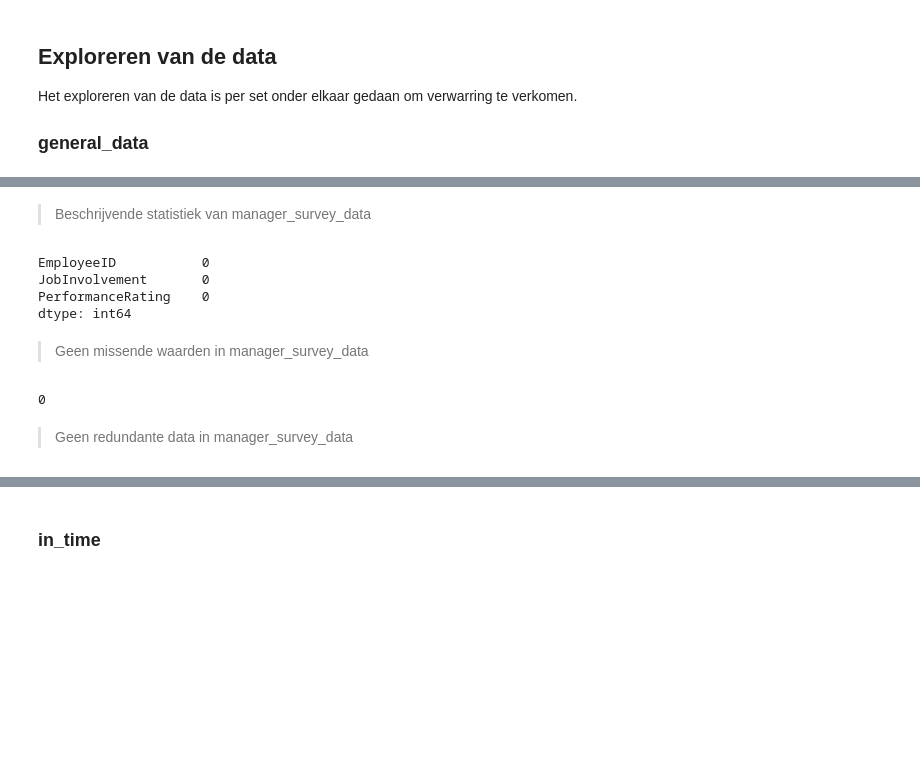
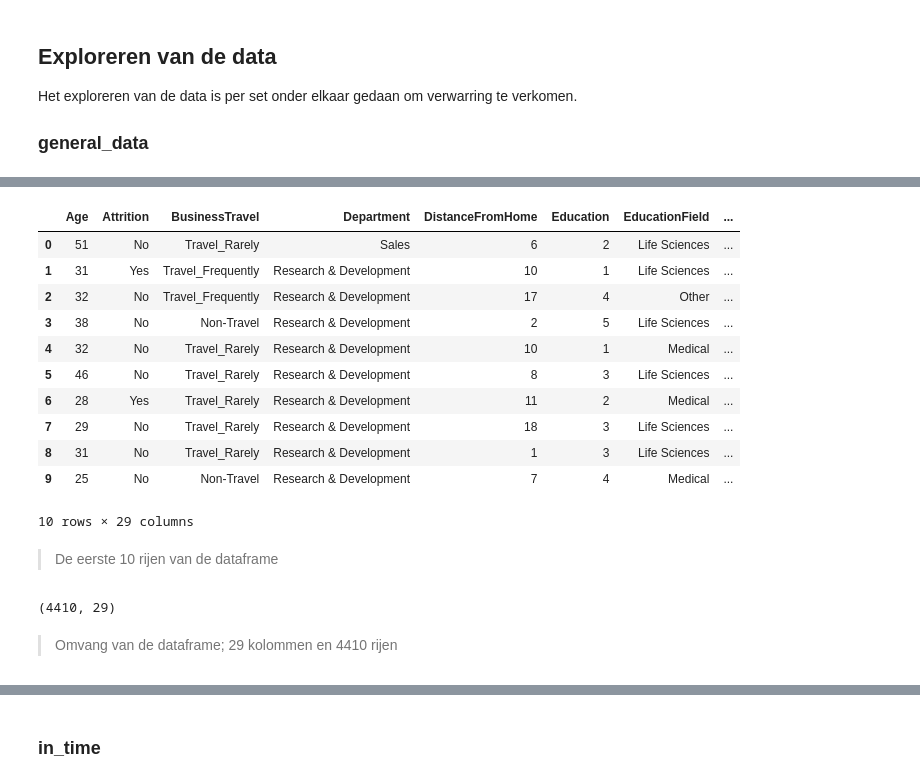
Before and after one commit to SevenNightsDarkCrow/Business_Analytics_I-HR, a Jupyter notebook: Notebooks/Onderzoek.ipynb, the cells around one changed output, grey strips where cells are left out. Cells and saved outputs as stored; diff of their text form; code cells hidden in the pictures; blank space fills up the shorter version.

```diff
--- a/Notebooks/Onderzoek.ipynb
+++ b/Notebooks/Onderzoek.ipynb
@@ -66,6 +66,10 @@ general_data = pd.read_csv('general_data.csv')
 manager_survey_data = pd.read_csv('manager_survey_data.csv')
 in_time = pd.read_csv('in_time.csv')
 out_time = pd.read_csv('out_time.csv')
+
+# Data samenvoegen
+data = pd.merge(general_data, employee_survey_data, on='EmployeeID')
+data = pd.merge(data, manager_survey_data, on='EmployeeID')
 # %% [markdown]
 ## Exploreren van de data
 
@@ -268,17 +79,23 @@ manager_survey_data.describe()
-# %% [markdown]
->Beschrijvende statistiek van manager_survey_data
-# %%
-manager_survey_data.isna().sum()
-# %% [output]
-EmployeeID           0
-JobInvolvement       0
-PerformanceRating    0
-dtype: int64
-# %% [markdown]
->Geen missende waarden in manager_survey_data
-# %%
-manager_survey_data.duplicated().sum()
-# %% [output]
-0
-# %% [markdown]
->Geen redundante data in manager_survey_data
+# %%
+data.head(10)
+# %% [output]
+|  | Age | Attrition | BusinessTravel | Department | DistanceFromHome | Education | EducationField | ... |
+| 0 | 51 | No | Travel_Rarely | Sales | 6 | 2 | Life Sciences | ... |
+| 1 | 31 | Yes | Travel_Frequently | Research & Development | 10 | 1 | Life Sciences | ... |
+| 2 | 32 | No | Travel_Frequently | Research & Development | 17 | 4 | Other | ... |
+| 3 | 38 | No | Non-Travel | Research & Development | 2 | 5 | Life Sciences | ... |
+| 4 | 32 | No | Travel_Rarely | Research & Development | 10 | 1 | Medical | ... |
+| 5 | 46 | No | Travel_Rarely | Research & Development | 8 | 3 | Life Sciences | ... |
+| 6 | 28 | Yes | Travel_Rarely | Research & Development | 11 | 2 | Medical | ... |
+| 7 | 29 | No | Travel_Rarely | Research & Development | 18 | 3 | Life Sciences | ... |
+| 8 | 31 | No | Travel_Rarely | Research & Development | 1 | 3 | Life Sciences | ... |
+| 9 | 25 | No | Non-Travel | Research & Development | 7 | 4 | Medical | ... |
+10 rows × 29 columns
+# %% [markdown]
+> De eerste 10 rijen van de dataframe
+# %%
+data.shape
+# %% [output]
+(4410, 29)
+# %% [markdown]
+> Omvang van de dataframe; 29 kolommen en 4410 rijen
```
Also changed, not shown: parts of 55 cells of this notebook.
